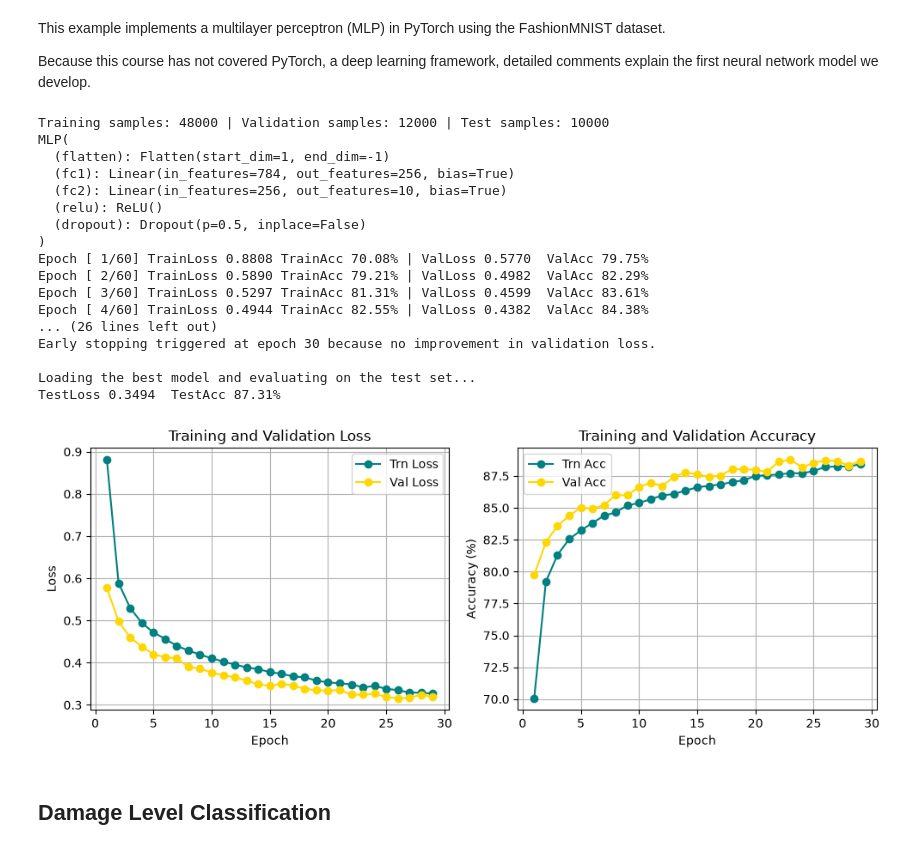
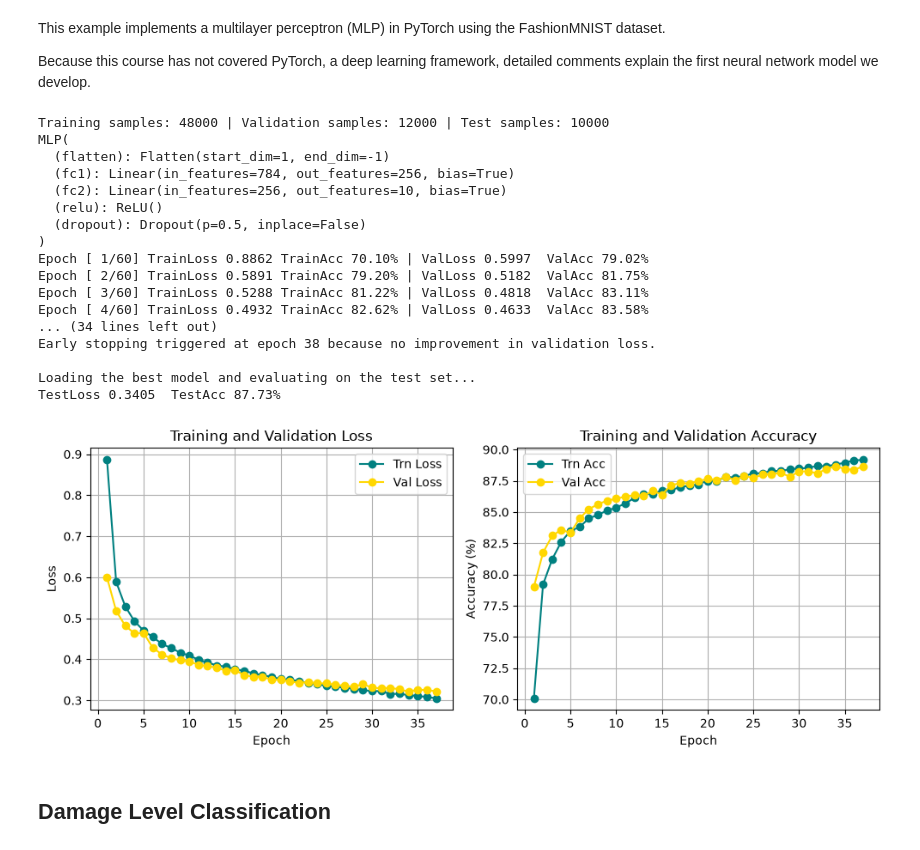
Before and after one commit to SBU-r/CIV555-Fall26, a Jupyter notebook: Notebooks/08_Neural_Networks.ipynb, the cells around one changed output. Cells and saved outputs as stored; diff of their text form; code cells hidden in the pictures.

```diff
--- a/Notebooks/08_Neural_Networks.ipynb
+++ b/Notebooks/08_Neural_Networks.ipynb
@@ -51,7 +51,10 @@ full_train_size = len(full_train)
 train_ratio = 0.8
 train_size = int(full_train_size * train_ratio)
 val_size = full_train_size - train_size
-train_set, val_set = random_split(full_train, [train_size, val_size])
+split_generator = torch.Generator().manual_seed(42)
+train_set, val_set = random_split(
+    full_train, [train_size, val_size], generator=split_generator
+)
 
 print(f"Training samples: {train_size} | Validation samples: {val_size} | Test samples: {len(test_set)}")
 
@@ -208,41 +211,41 @@ fig, axes = plt.subplots(1, 2, figsize=(10, 4))
 axes[0].plot(epochs, train_loss, marker='o', color='teal', label="Trn Loss")
 axes[0].plot(epochs, val_loss, marker='o', color='gold', label="Val Loss")
 axes[0].set_xlabel("Epoch")
 axes[0].set_ylabel("Loss")
 axes[0].set_title("Training and Validation Loss")
 axes[0].legend()
 axes[0].grid(True)
 
 # Right subplot: Accuracy
 axes[1].plot(epochs, train_acc, marker='o', color='teal', label="Trn Acc")
 axes[1].plot(epochs, val_acc, marker='o', color='gold', label="Val Acc")
 axes[1].set_xlabel("Epoch")
 axes[1].set_ylabel("Accuracy (%)")
 axes[1].set_title("Training and Validation Accuracy")
 axes[1].legend()
 axes[1].grid(True)
 
 plt.tight_layout()
 plt.show();
 # %% [output]
 Training samples: 48000 | Validation samples: 12000 | Test samples: 10000
 MLP(
   (flatten): Flatten(start_dim=1, end_dim=-1)
   (fc1): Linear(in_features=784, out_features=256, bias=True)
   (fc2): Linear(in_features=256, out_features=10, bias=True)
   (relu): ReLU()
   (dropout): Dropout(p=0.5, inplace=False)
 )
-Epoch [ 1/60] TrainLoss 0.8808 TrainAcc 70.08% | ValLoss 0.5770  ValAcc 79.75%
-Epoch [ 2/60] TrainLoss 0.5890 TrainAcc 79.21% | ValLoss 0.4982  ValAcc 82.29%
-Epoch [ 3/60] TrainLoss 0.5297 TrainAcc 81.31% | ValLoss 0.4599  ValAcc 83.61%
-Epoch [ 4/60] TrainLoss 0.4944 TrainAcc 82.55% | ValLoss 0.4382  ValAcc 84.38%
-... (26 lines left out)
-Early stopping triggered at epoch 30 because no improvement in validation loss.
+Epoch [ 1/60] TrainLoss 0.8862 TrainAcc 70.10% | ValLoss 0.5997  ValAcc 79.02%
+Epoch [ 2/60] TrainLoss 0.5891 TrainAcc 79.20% | ValLoss 0.5182  ValAcc 81.75%
+Epoch [ 3/60] TrainLoss 0.5288 TrainAcc 81.22% | ValLoss 0.4818  ValAcc 83.11%
+Epoch [ 4/60] TrainLoss 0.4932 TrainAcc 82.62% | ValLoss 0.4633  ValAcc 83.58%
+... (34 lines left out)
+Early stopping triggered at epoch 38 because no improvement in validation loss.
 
 Loading the best model and evaluating on the test set...
-TestLoss 0.3494  TestAcc 87.31%
+TestLoss 0.3405  TestAcc 87.73%
-[figure, old version]
+[figure, new version]
 # %% [markdown]
 ## Damage Level Classification
 # %% [markdown]
```
Also changed, not shown: parts of 1 cell of this notebook.
